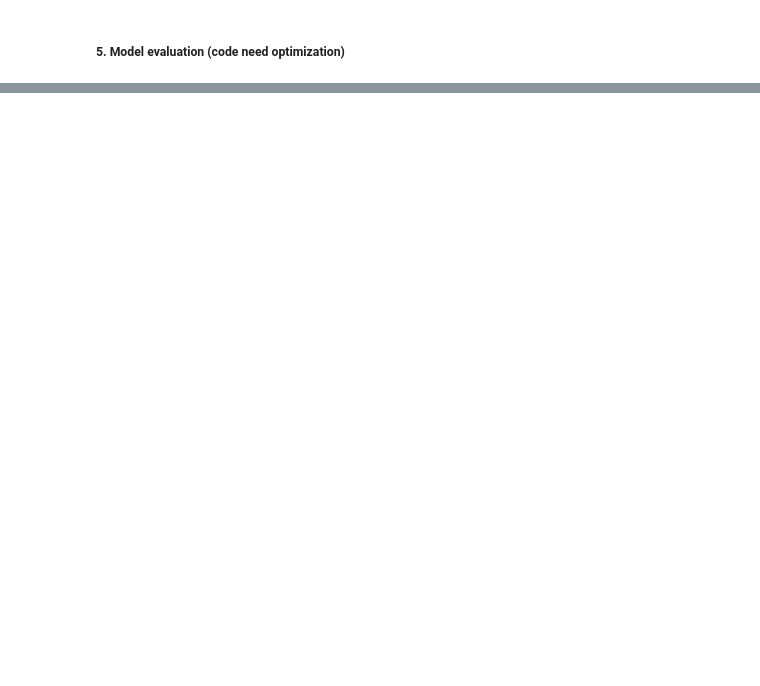
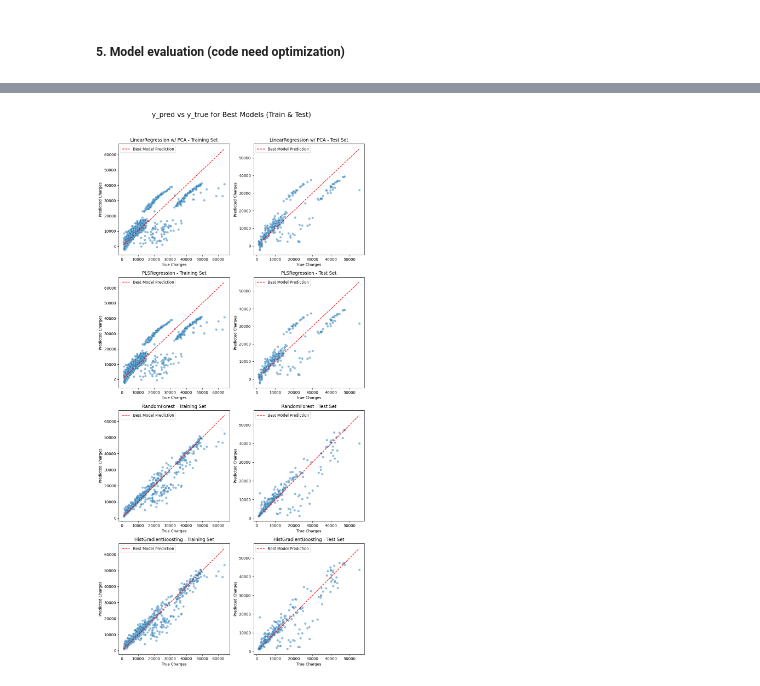
Before and after one commit to Hosseinhamedi/SWB_Predictive_Analytics_Machine_Leanring, a Jupyter notebook: notebooks/Linear_regression.ipynb, the cells around one changed output, grey strips where cells are left out. Cells and saved outputs as stored; diff of their text form; code cells hidden in the pictures; blank space fills up the shorter version.

```diff
--- a/notebooks/Linear_regression.ipynb
+++ b/notebooks/Linear_regression.ipynb
@@ -131,7 +125,7 @@ ax.set_title('Distribution of charges for non-smokers')
 Text(0.5, 1.0, 'Distribution of charges for non-smokers')
 [figure]
 # %%
-f, ax = pl.subplots(figsize=(10, 8))
+f, ax = plt.subplots(figsize=(10, 8))
 corr = df.corr()
 sns.heatmap(corr, mask=np.zeros_like(corr, dtype=np.bool), cmap=sns.diverging_palette(240,10,as_cmap=True),
             square=True, ax=ax)
@@ -205,0 +271,36 @@ NRMSE train data: %4.49 , NRMSE train data CV: %7.64 , NRMSE test data: %9.15
+# %%
+fig, axes = plt.subplots(4, 2, figsize=(10, 20))
+axes = axes.flatten()
+
+for i, (name, model) in enumerate(best_models.items()):
+    # Train predictions
+    y_pred_train = model.predict(X_train)
+    y_pred_test = model.predict(X_test)
+
+    # --- Training set plot ---
+    ax_train = axes[2 * i]
+    sns.scatterplot(x=y_train, y=y_pred_train, ax=ax_train, alpha=0.5)
+    ax_train.plot([y_train.min(), y_train.max()],
+                  [y_train.min(), y_train.max()],
+                  'r--', label='Best Model Prediction')
+    ax_train.set_title(f'{name} - Training Set')
+    ax_train.set_xlabel('True Charges')
+    ax_train.set_ylabel('Predicted Charges')
+    ax_train.legend()
+
+    # --- Test set plot ---
+    ax_test = axes[2 * i + 1]
+    sns.scatterplot(x=y_test, y=y_pred_test, ax=ax_test, alpha=0.5)
+    ax_test.plot([y_test.min(), y_test.max()],
+                 [y_test.min(), y_test.max()],
+                 'r--', label='Best Model Prediction')
+    ax_test.set_title(f'{name} - Test Set')
+    ax_test.set_xlabel('True Charges')
+    ax_test.set_ylabel('Predicted Charges')
+    ax_test.legend()
+
+plt.suptitle('y_pred vs y_true for Best Models (Train & Test)', fontsize=18, y=1.02)
+plt.tight_layout()
+plt.show()
+# %% [output]
+[figure, added]
```
Also changed, not shown: parts of 9 cells of this notebook.
